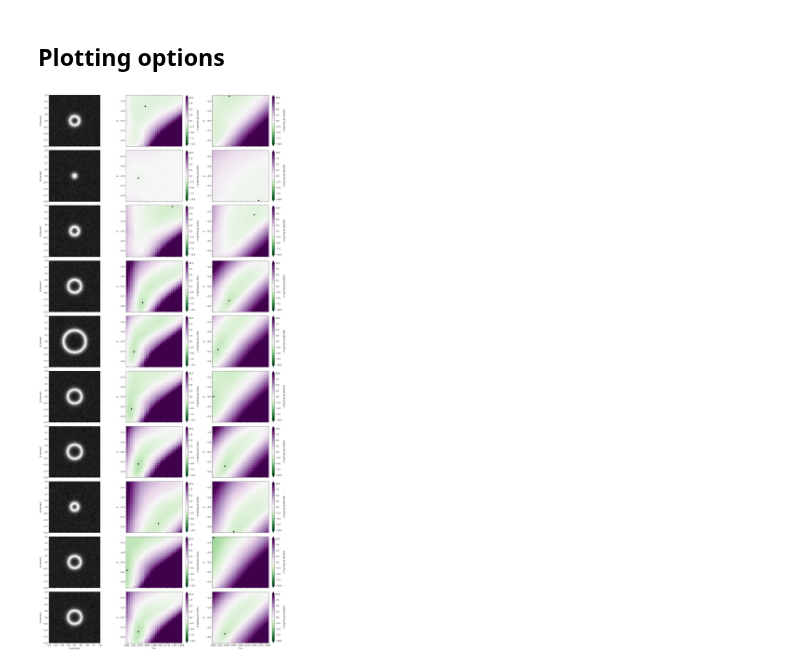
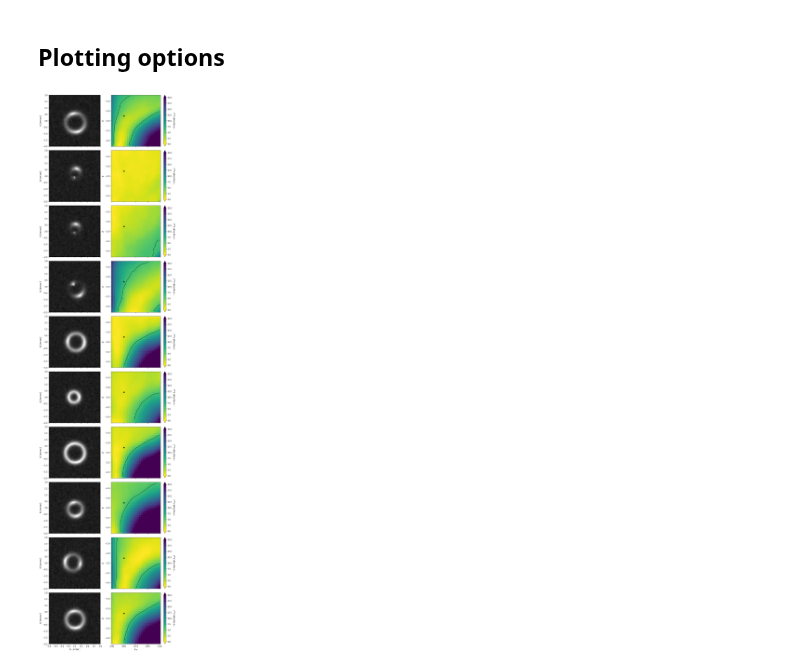
Before and after one commit to smsharma/mining-for-substructure-lens, a Jupyter notebook: notebooks/06_predictions_per_image.ipynb, the cells around one changed output. Drawn from its saved outputs; the diff is of its cells as text; code cells hidden in the pictures.

```diff
--- a/notebooks/06_predictions_per_image.ipynb
+++ b/notebooks/06_predictions_per_image.ipynb
@@ -27,15 +27,15 @@ plot_grads = False
 # %% [markdown]
 ## Data
 # %%
-idx = list(range(0,10))
+idx = list(range(50,60))
 nrows = len(idx)
 # %%
 filenames = [
-    "carl",
-    "alices",
+    #"carl",
+    "alices_full_pre",
 ]
 labels = [
-    "CARL",
+    #"CARL",
     "ALICES",
 ]
 colors = ["red", "green", "yellow"]*4
@@ -44,7 +44,7 @@ ncols = len(filenames) + 1
 # %%
 xs = np.load("../data/samples/x_test_{}_point.npy".format(setting))
 
-llrs = np.asarray([np.load("../data/results/llr_{}_{}_grid.npy".format(filename, setting)) for filename in filenames])
+llrs = np.asarray([np.load("../data/results/llr_{}_grid.npy".format(filename)) for filename in filenames])
 if plot_grads:
     grads = np.asarray([np.load("../data/results/grad_x_{}_{}_grid.npy".format(filename, setting))[:100] for filename in filenames])
     grad_logs = grads * xs[np.newaxis, :grads.shape[1]]
@@ -67,12 +67,17 @@ beta_edges = np.linspace(beta_1d[0] - bin_size/2, beta_1d[-1] + bin_size/2, reso
 # %% [markdown]
 ## Plotting options
 # %%
-llrmin, llrmax = -10., 10.
 gradmin, gradmax = -0.1, 0.1
 gradrelmax = 0.002
 xmin, xmax = 2.3, 3.2
 
-llr_cmap = "PRGn_r"
+#llrmin, llrmax = -10., 10.
+#llr_cmap = "PRGn_r"
+#normalize_to_mle = False
+
+llrmin, llrmax = 0., 20.
+llr_cmap = "viridis_r"
+normalize_to_mle = True
 # %%
 grad_rel = True
 alpha_grad = 0.5
@@ -106,13 +111,15 @@ else:
     )
     overlay_cmap._lut[:,-1] = alphas
 # %%
-fig = plt.figure(figsize=(6.*ncols, 4*nrows))
+fig = plt.figure(figsize=(5.*ncols, 4.*nrows))
 ax_xs = []
 ax_rs = []
 k_grad = 0
 
 for i in [nrows - 1] + list(range(nrows - 1)):
     i_img = idx[i]
+
+
 
     # Plot image
     if i == nrows - 1:
@@ -158,51 +165,54 @@ for i in [nrows - 1] + list(range(nrows - 1)):
     else:
         plt.setp(plt.gca().get_xticklabels(), visible=False)
     plt.ylabel(r"$\theta_y$ [arcsec]")
-    if plot_grads:
-        if grad_rel:
-            cbar.set_label(
-                r'$1/Z \; |\nabla_{\log x_{ij}} \log \;\hat{r}(x | \alpha_0, \beta,0)|$ ' + '({})'.format(labels[k])
-            )
-        else:
-            cbar.set_label(
-                r'$\nabla_{\log x_{ij}} \log \;\hat{r}(x | \alpha_0, \beta,0)$ ' + '({})'.format(labels[k])
-            )
+
+
 
     for k in range(nmethods):
         # Plot estimated likelihood ratios
         if i == nrows - 1:
             ax_rs.append(plt.subplot(nrows, ncols, i*ncols + k + 2))
             ax = ax_rs[k]
         else:
             ax = plt.subplot(nrows, ncols, i*ncols + k + 2, sharex=ax_rs[k])
 
-        i_mle = np.argmax(llrs[k][:, i_img])
-        theta_mle = theta_grid[i_mle]
-        z = np.clip(-2. * llrs[k][:, i_img], llrmin, llrmax)
+        z = -2. * llrs[k][:, i_img]
+        if normalize_to_mle:
+            z = z - np.min(z)
+        z = np.clip(z, llrmin, llrmax)
 
         pcm = ax.pcolormesh(
             alpha_edges,
             beta_edges,
             z.reshape((resolution, resolution)),
             norm=matplotlib.colors.Normalize(vmin=llrmin, vmax=llrmax),
             cmap=llr_cmap
         )
         cbar = fig.colorbar(pcm, ax=ax, extend='both')
-        plt.scatter(150., -1.9, s=60., color='black', marker='*')
-        plt.scatter(theta_mle[0], theta_mle[1], s=30., color='black', marker='o')
+
+        cs = plt.contour(
+            0.5 * (alpha_edges[1:] + alpha_edges[:-1]),
+            0.5 * (beta_edges[1:] + beta_edges[:-1]),
+            z.reshape((resolution, resolution)),
+            [5.991464547107983],
+            colors="black",
+            linewidths=1.,
+            linestyles=["-"]
+        )
+        plt.scatter(0.05, -1.9, s=60., color='black', marker='*')
 
         if i == nrows - 1:
-            plt.xlabel(r'$n_{\mathrm{calib}}$')
+            plt.xlabel(r'$f_{\mathrm{sub}}$')
         else:
             plt.setp(plt.gca().get_xticklabels(), visible=False)
         plt.ylabel(r'$\beta$')
-        cbar.set_label(r'$-2\; \log \;\hat{r}(x | \alpha, \beta)$ ' + '({})'.format(labels[k]))
+        cbar.set_label(r'$-2\; \log \;\hat{r}(x | \beta, f_{\mathrm{sub}})$')
         plt.xlim(alpha_edges[0], alpha_edges[-1])
         plt.ylim(beta_edges[0], beta_edges[-1])
 
 
 
 plt.tight_layout()
 plt.savefig("../figures/predictions_{}.pdf".format(setting))
 # %% [output]
-[figure, old version]
+[figure, new version]
```
Also changed, not shown: parts of 1 cell of this notebook, 2 other files.
